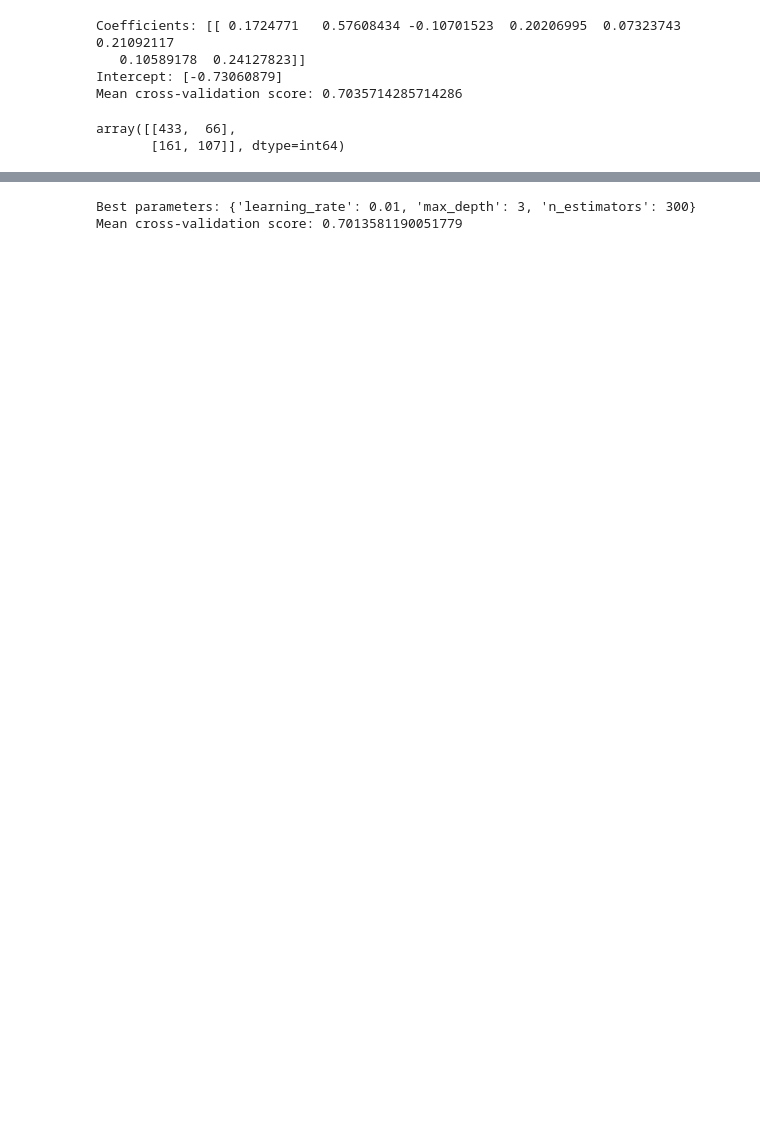
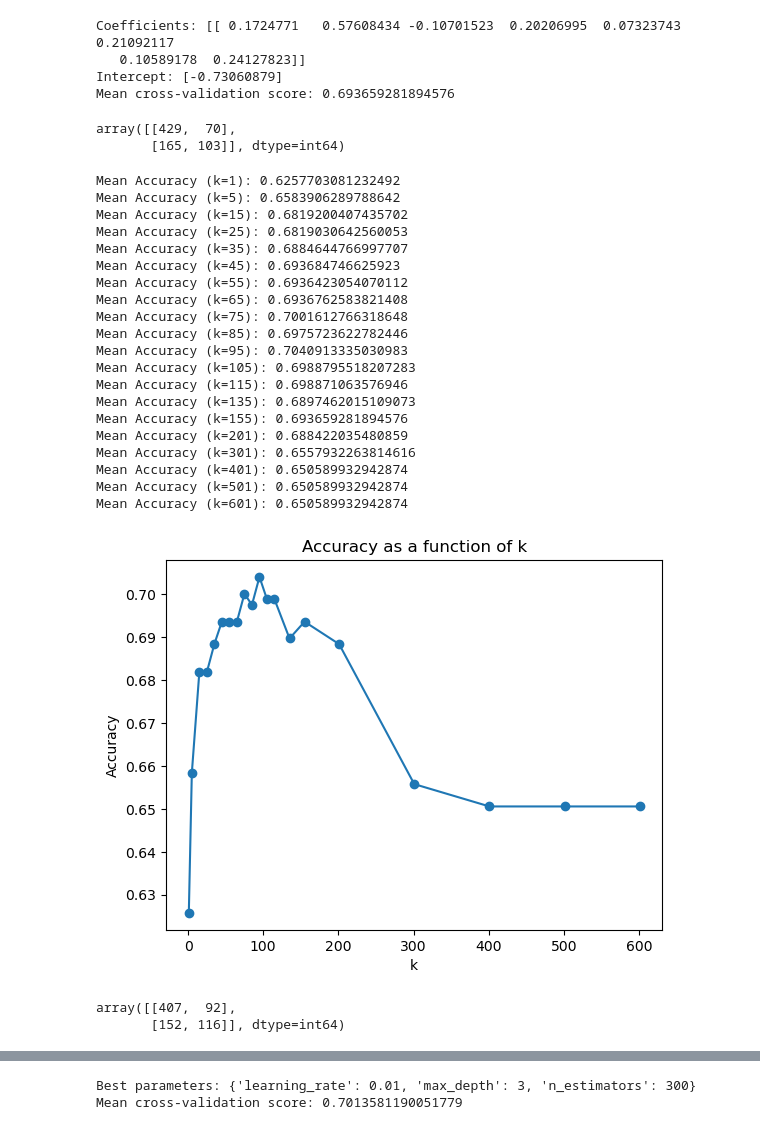
Before and after one commit to darthaydar/Data-Science-Project-Pima, a Jupyter notebook: pima_modeling.ipynb, the cells around one changed output, grey strips where cells are left out. Saved outputs shown, nothing was run; the diff lists cells and outputs as text; code cells hidden in the pictures; blank space fills up the shorter version.

```diff
--- a/pima_modeling.ipynb
+++ b/pima_modeling.ipynb
@@ -15,6 +15,7 @@ from sklearn.linear_model import LogisticRegression
 from sklearn.preprocessing import StandardScaler
 from sklearn.model_selection import cross_val_score, cross_val_predict
 from sklearn.metrics import confusion_matrix
+from sklearn.model_selection import StratifiedKFold
 
 # Define the target variable
 target = pima_clean['diabetes']
@@ -35,17 +36,82 @@ print("Coefficients:", model.coef_)
 print("Intercept:", model.intercept_)
 
 # Perform cross-validation
-cv_scores = cross_val_score(model, predictors_standard, target, cv=10)
+cv_scores = cross_val_score(model, predictors_standard, target, cv=StratifiedKFold(n_splits=5, shuffle=True, random_state=1))
 
 print("Mean cross-validation score:", cv_scores.mean())
 
-y_pred = cross_val_predict(model, predictors_standard, target, cv=10)
+y_pred = cross_val_predict(model, predictors_standard, target, cv=StratifiedKFold(n_splits=5, shuffle=True, random_state=1))
 cm = confusion_matrix(target, y_pred)
 cm
 # %% [output]
 Coefficients: [[ 0.1724771   0.57608434 -0.10701523  0.20206995  0.07323743  0.21092117
    0.10589178  0.24127823]]
 Intercept: [-0.73060879]
-Mean cross-validation score: 0.7035714285714286
+Mean cross-validation score: 0.693659281894576
-array([[433,  66],
-       [161, 107]], dtype=int64)
+array([[429,  70],
+       [165, 103]], dtype=int64)
+# %%
+# Import the required libraries
+from sklearn.neighbors import KNeighborsClassifier
+from sklearn.model_selection import cross_val_score
+from sklearn.model_selection import StratifiedKFold
+
+# Define the features and target variables
+X = predictors_standard  # Features
+y = target  # Target
+
+# Apply k-NN with different values of k
+k_values = [1, 5, 15, 25, 35, 45, 55, 65, 75, 85, 95, 105, 115, 135, 155, 201, 301, 401, 501, 601]
+acc = []
+
+for k in k_values:
+    # Create a k-NN classifier with k neighbors
+    knn = KNeighborsClassifier(n_neighbors=k)
+
+    # Perform 5-fold cross-validation
+    scores = cross_val_score(knn, X, y, cv=StratifiedKFold(n_splits=5, shuffle=True, random_state=1), scoring='accuracy')
+
+    # Calculate the mean accuracy score
+    acc.append(scores.mean())
+    print(f"Mean Accuracy (k={k}):", scores.mean())
+
+import matplotlib.pyplot as plt
+
+# Plotting the errors as a function of k
+plt.plot(k_values, acc, marker='o')
+plt.xlabel('k')
+plt.ylabel('Accuracy')
+plt.title('Accuracy as a function of k')
+plt.show()
+
+knn = KNeighborsClassifier(n_neighbors=15)
+
+    # Perform 5-fold cross-validation
+scores = cross_val_score(knn, X, y, cv=StratifiedKFold(n_splits=5, shuffle=True, random_state=1), scoring='accuracy')
+y_pred = cross_val_predict(knn, X, y, cv=StratifiedKFold(n_splits=5, shuffle=True, random_state=1))
+cm = confusion_matrix(target, y_pred)
+cm
+# %% [output]
+Mean Accuracy (k=1): 0.6257703081232492
+Mean Accuracy (k=5): 0.6583906289788642
+Mean Accuracy (k=15): 0.6819200407435702
+Mean Accuracy (k=25): 0.6819030642560053
+Mean Accuracy (k=35): 0.6884644766997707
+Mean Accuracy (k=45): 0.693684746625923
+Mean Accuracy (k=55): 0.6936423054070112
+Mean Accuracy (k=65): 0.6936762583821408
+Mean Accuracy (k=75): 0.7001612766318648
+Mean Accuracy (k=85): 0.6975723622782446
+Mean Accuracy (k=95): 0.7040913335030983
+Mean Accuracy (k=105): 0.6988795518207283
+Mean Accuracy (k=115): 0.698871063576946
+Mean Accuracy (k=135): 0.6897462015109073
+Mean Accuracy (k=155): 0.693659281894576
+Mean Accuracy (k=201): 0.688422035480859
+Mean Accuracy (k=301): 0.6557932263814616
+Mean Accuracy (k=401): 0.650589932942874
+Mean Accuracy (k=501): 0.650589932942874
+Mean Accuracy (k=601): 0.650589932942874
+[figure, added]
+array([[407,  92],
+       [152, 116]], dtype=int64)
```
Also changed, not shown: parts of 16 cells of this notebook.
